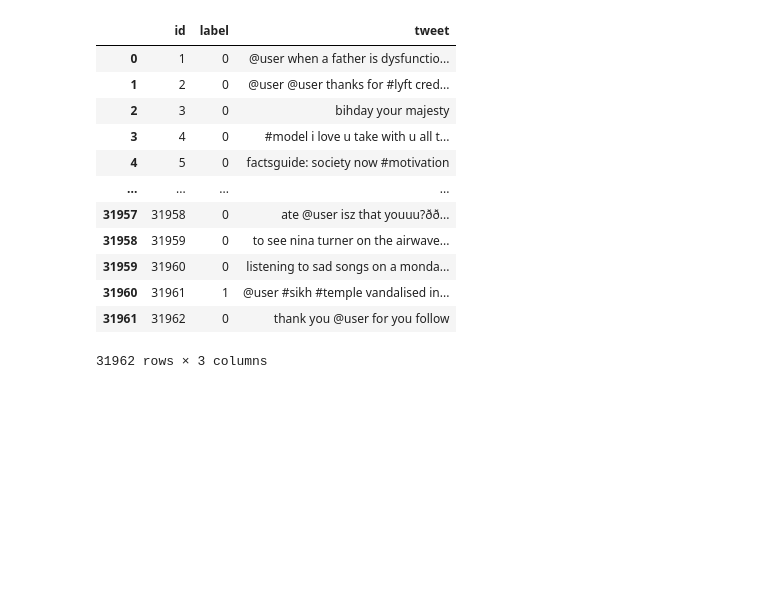
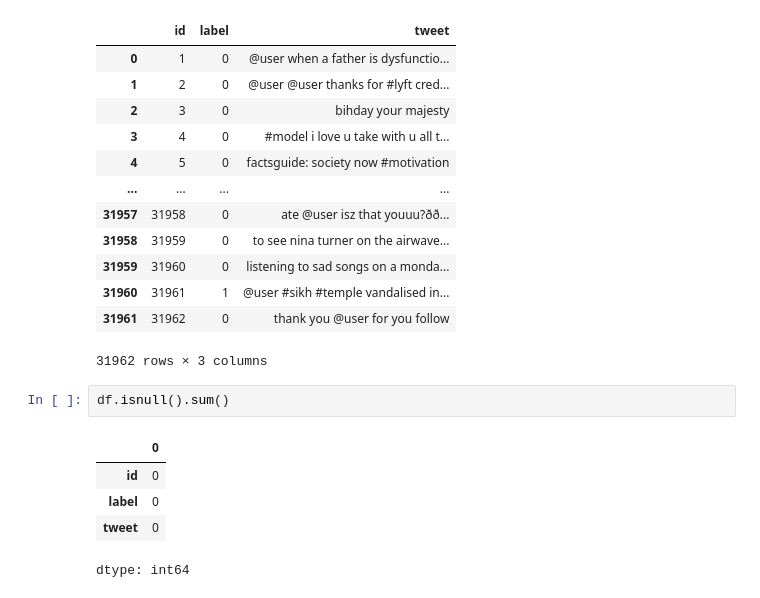
Before and after one commit to varuncode01/P_Sentiment_Analysis, a Jupyter notebook: P_Project2.ipynb, the cells around one changed output. Cells and saved outputs as stored; diff of their text form; blank space fills up the shorter version.

```diff
--- a/P_Project2.ipynb
+++ b/P_Project2.ipynb
@@ -47,3 +49,11 @@ df
 | 31960 | 31961 | 1 | @user #sikh #temple vandalised in... |
 | 31961 | 31962 | 0 | thank you @user for you follow |
 31962 rows × 3 columns
+# %%
+df.isnull().sum()
+# %% [output]
+|  | 0 |
+| id | 0 |
+| label | 0 |
+| tweet | 0 |
+dtype: int64
```
Also changed, not shown: parts of 6 cells of this notebook.
